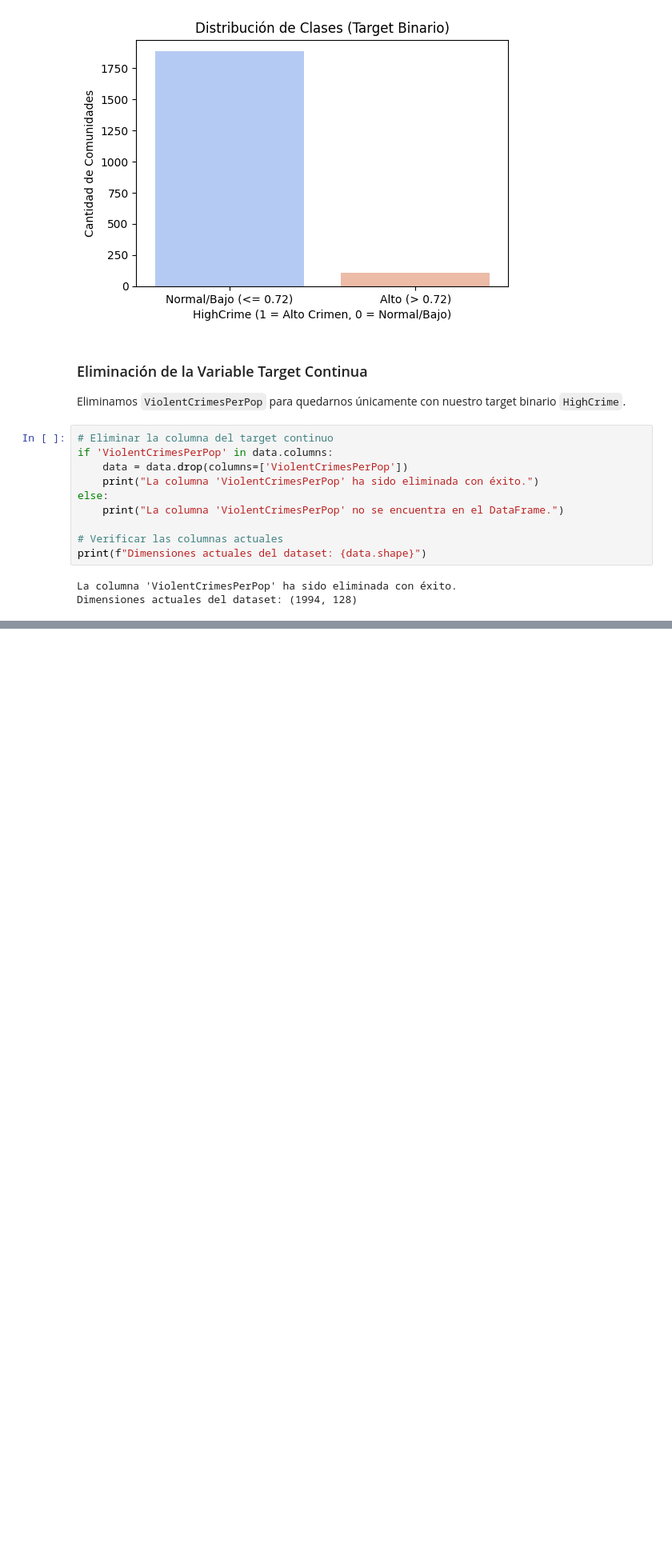
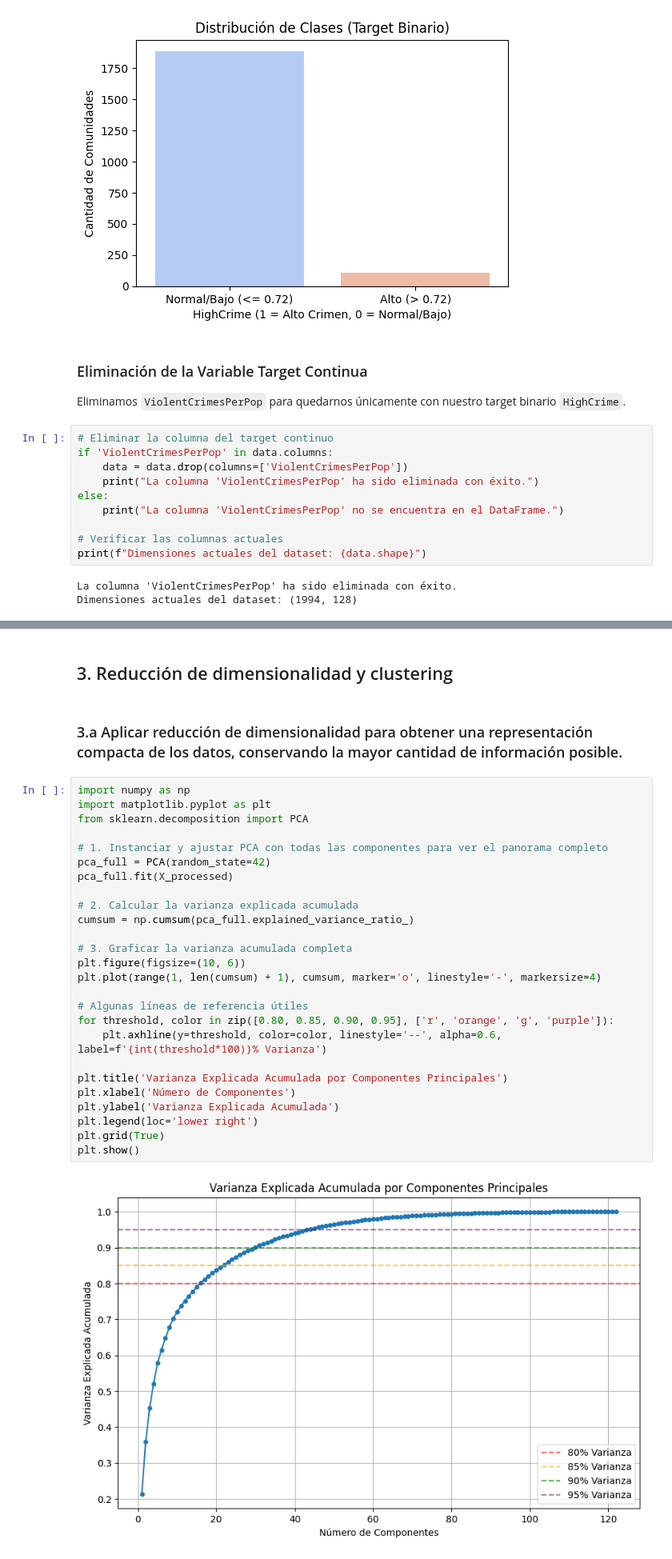
Before and after one commit to AndresMontesDeOca/AnalisisDatos2, a Jupyter notebook: Entregas/Actividad3.ipynb, the cells around one changed output, grey strips where cells are left out. Shown at 80% size. Saved outputs shown, nothing was run; the diff lists cells and outputs as text; blank space fills up the shorter version.

```diff
--- a/Entregas/Actividad3.ipynb
+++ b/Entregas/Actividad3.ipynb
@@ -180,0 +247,32 @@ Dimensiones actuales del dataset: (1994, 128)
+# %% [markdown]
+## 3. Reducción de dimensionalidad y clustering
+# %% [markdown]
+ ### 3.a Aplicar reducción de dimensionalidad para obtener una representación compacta de los datos, conservando la mayor cantidad de información posible.
+# %%
+import numpy as np
+import matplotlib.pyplot as plt
+from sklearn.decomposition import PCA
+
+# 1. Instanciar y ajustar PCA con todas las componentes para ver el panorama completo
+pca_full = PCA(random_state=42)
+pca_full.fit(X_processed)
+
+# 2. Calcular la varianza explicada acumulada
+cumsum = np.cumsum(pca_full.explained_variance_ratio_)
+
+# 3. Graficar la varianza acumulada completa
+plt.figure(figsize=(10, 6))
+plt.plot(range(1, len(cumsum) + 1), cumsum, marker='o', linestyle='-', markersize=4)
+
+# Algunas líneas de referencia útiles
+for threshold, color in zip([0.80, 0.85, 0.90, 0.95], ['r', 'orange', 'g', 'purple']):
+    plt.axhline(y=threshold, color=color, linestyle='--', alpha=0.6, label=f'{int(threshold*100)}% Varianza')
+
+plt.title('Varianza Explicada Acumulada por Componentes Principales')
+plt.xlabel('Número de Componentes')
+plt.ylabel('Varianza Explicada Acumulada')
+plt.legend(loc='lower right')
+plt.grid(True)
+plt.show()
+# %% [output]
+[figure, added]
```
Also changed, not shown: parts of 20 cells of this notebook, 1 other file.
